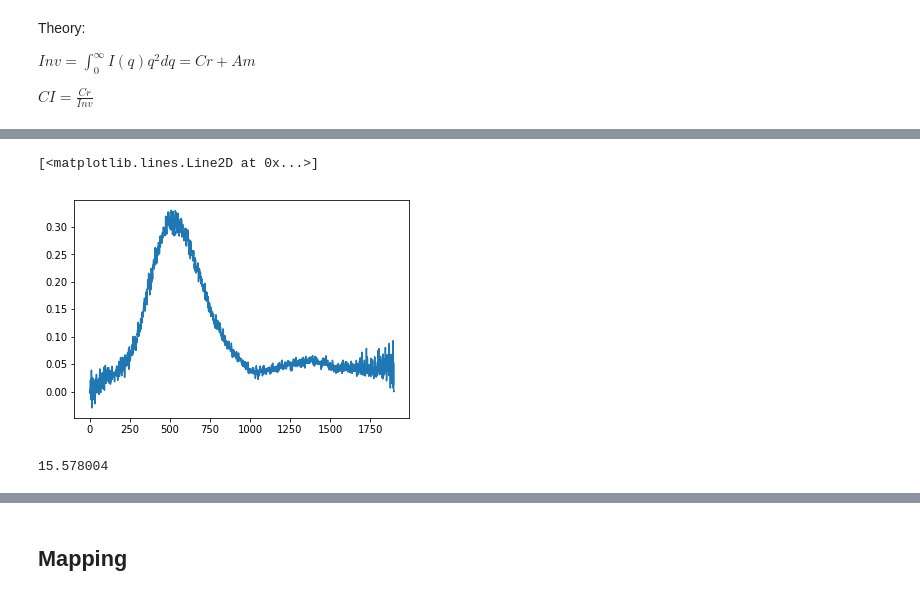
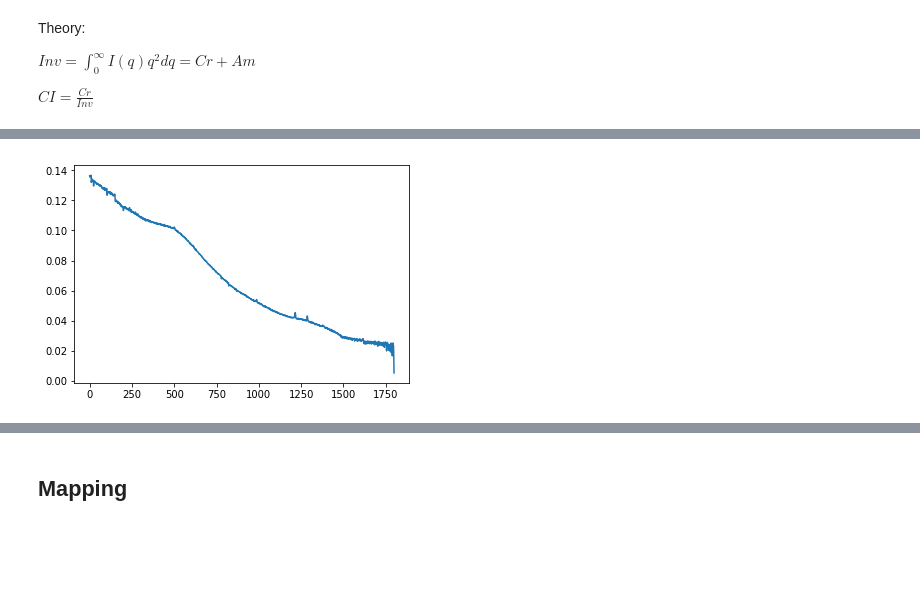
Before and after one commit to savilova/lab-xrda, a Jupyter notebook: Mapping.ipynb, the cells around one changed output, grey strips where cells are left out. Cells and saved outputs as stored; diff of their text form; code cells hidden in the pictures; blank space fills up the shorter version.

```diff
--- a/Mapping.ipynb
+++ b/Mapping.ipynb
@@ -170,11 +172,11 @@ print(np.mean(flat))
-# %%
-profile = data[10]
-base = np.linspace(profile[100], 0, profile.shape[0]-100)
-plt.plot(profile[100:]-base)
-# %% [output]
-[<matplotlib.lines.Line2D at 0x...>]
-[figure, removed]
-# %%
-np.amax(profile)
-# %% [output]
-15.578004
+# %%
+base=np.zeros(2000, dtype=np.float32)
+for i in range(500):
+    base+=data[i]
+
+base/=500
+base = base[100:]
+plt.plot(base[100:])
+I = scipy.integrate.trapz(base*q_set*q_set, q_set)
+# %% [output]
+[figure, added]
```
Also changed, not shown: parts of 6 cells of this notebook.
